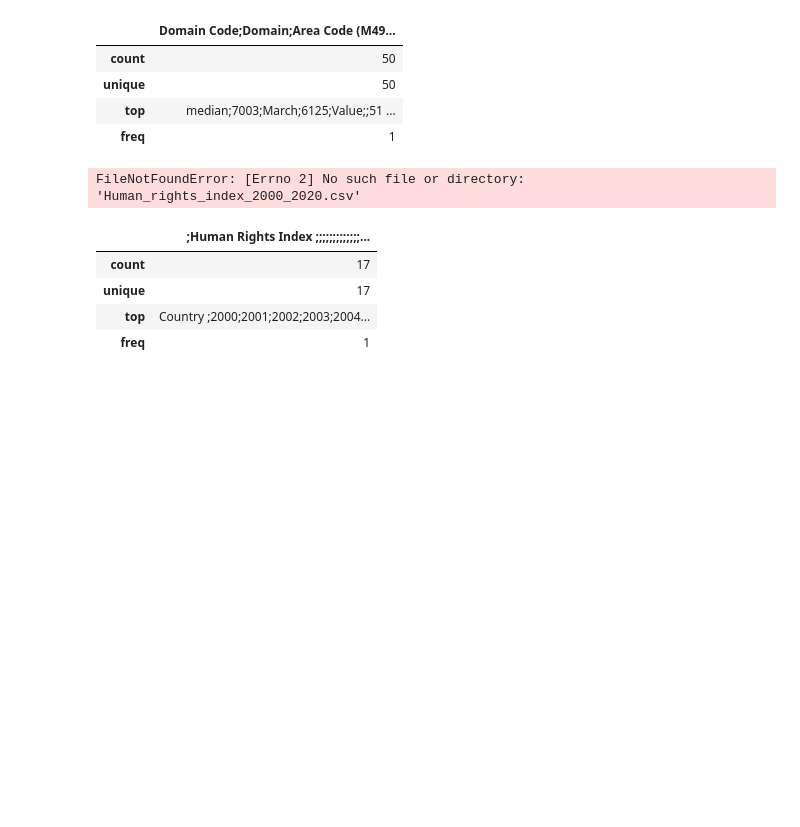
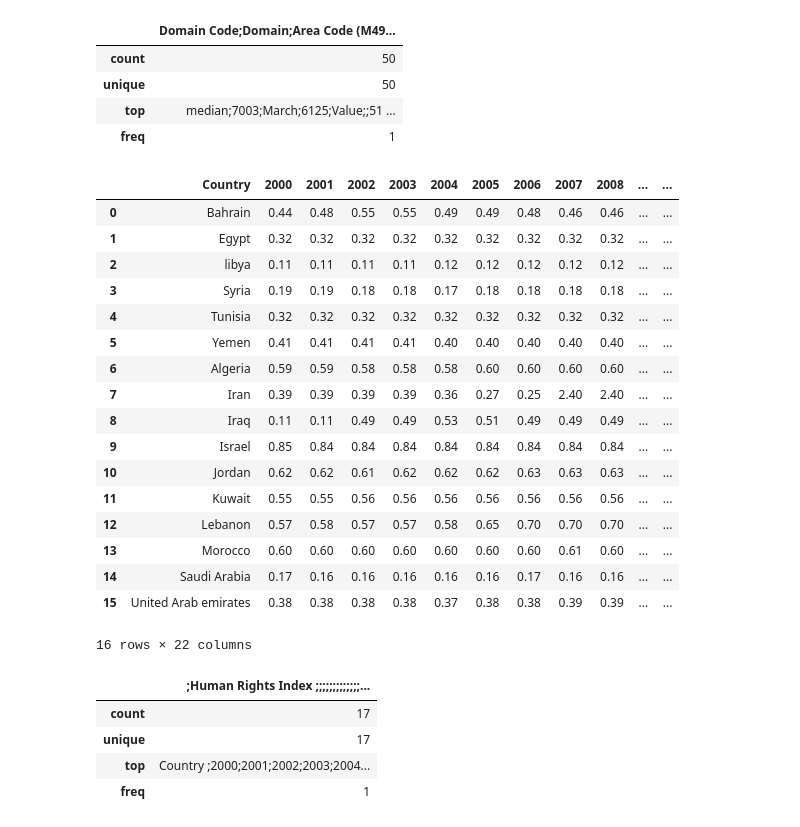
Before and after one commit to Josephmdlv/Final-work, a Jupyter notebook: Summary_statistics.ipynb, the cells around one changed output. Drawn from its saved outputs; the diff is of its cells as text; code cells hidden in the pictures; blank space fills up the shorter version.

```diff
--- a/Summary_statistics.ipynb
+++ b/Summary_statistics.ipynb
@@ -158,10 +154,27 @@ sum_FAO_data_world.to_csv('sum_FAO_data_world.csv', index=False)
 | top | median;7003;March;6125;Value;;51 ... |
 | freq | 1 |
 # %%
-Human_rights_index_2000_2020 = pandas.read_csv('Human_rights_index_2000_2020.csv')
-Human_rights_index_2000_2020
+Human_Rights_Index_2000_2020 = pandas.read_csv('Human_Rights_Index_2000_2020.csv')
+Human_Rights_Index_2000_2020
 # %% [output]
+|  | Country | 2000 | 2001 | 2002 | 2003 | 2004 | 2005 | 2006 | 2007 | 2008 | ... | ... |
+| 0 | Bahrain | 0.44 | 0.48 | 0.55 | 0.55 | 0.49 | 0.49 | 0.48 | 0.46 | 0.46 | ... | ... |
+| 1 | Egypt | 0.32 | 0.32 | 0.32 | 0.32 | 0.32 | 0.32 | 0.32 | 0.32 | 0.32 | ... | ... |
+| 2 | libya | 0.11 | 0.11 | 0.11 | 0.11 | 0.12 | 0.12 | 0.12 | 0.12 | 0.12 | ... | ... |
+| 3 | Syria | 0.19 | 0.19 | 0.18 | 0.18 | 0.17 | 0.18 | 0.18 | 0.18 | 0.18 | ... | ... |
+| 4 | Tunisia | 0.32 | 0.32 | 0.32 | 0.32 | 0.32 | 0.32 | 0.32 | 0.32 | 0.32 | ... | ... |
+| 5 | Yemen | 0.41 | 0.41 | 0.41 | 0.41 | 0.40 | 0.40 | 0.40 | 0.40 | 0.40 | ... | ... |
+| 6 | Algeria | 0.59 | 0.59 | 0.58 | 0.58 | 0.58 | 0.60 | 0.60 | 0.60 | 0.60 | ... | ... |
+| 7 | Iran | 0.39 | 0.39 | 0.39 | 0.39 | 0.36 | 0.27 | 0.25 | 2.40 | 2.40 | ... | ... |
+| 8 | Iraq | 0.11 | 0.11 | 0.49 | 0.49 | 0.53 | 0.51 | 0.49 | 0.49 | 0.49 | ... | ... |
+| 9 | Israel | 0.85 | 0.84 | 0.84 | 0.84 | 0.84 | 0.84 | 0.84 | 0.84 | 0.84 | ... | ... |
+| 10 | Jordan | 0.62 | 0.62 | 0.61 | 0.62 | 0.62 | 0.62 | 0.63 | 0.63 | 0.63 | ... | ... |
+| 11 | Kuwait | 0.55 | 0.55 | 0.56 | 0.56 | 0.56 | 0.56 | 0.56 | 0.56 | 0.56 | ... | ... |
+| 12 | Lebanon | 0.57 | 0.58 | 0.57 | 0.57 | 0.58 | 0.65 | 0.70 | 0.70 | 0.70 | ... | ... |
+| 13 | Morocco | 0.60 | 0.60 | 0.60 | 0.60 | 0.60 | 0.60 | 0.60 | 0.61 | 0.60 | ... | ... |
+| 14 | Saudi Arabia | 0.17 | 0.16 | 0.16 | 0.16 | 0.16 | 0.16 | 0.17 | 0.16 | 0.16 | ... | ... |
+| 15 | United Arab emirates | 0.38 | 0.38 | 0.38 | 0.38 | 0.37 | 0.38 | 0.38 | 0.39 | 0.39 | ... | ... |
-FileNotFoundError: [Errno 2] No such file or directory: 'Human_rights_index_2000_2020.csv'
+16 rows × 22 columns
 # %%
 sum_HR_ind = Human_rights_index_2000_2020.describe()
 display (sum_HR_ind)
```
Also changed, not shown: parts of 1 cell of this notebook.
